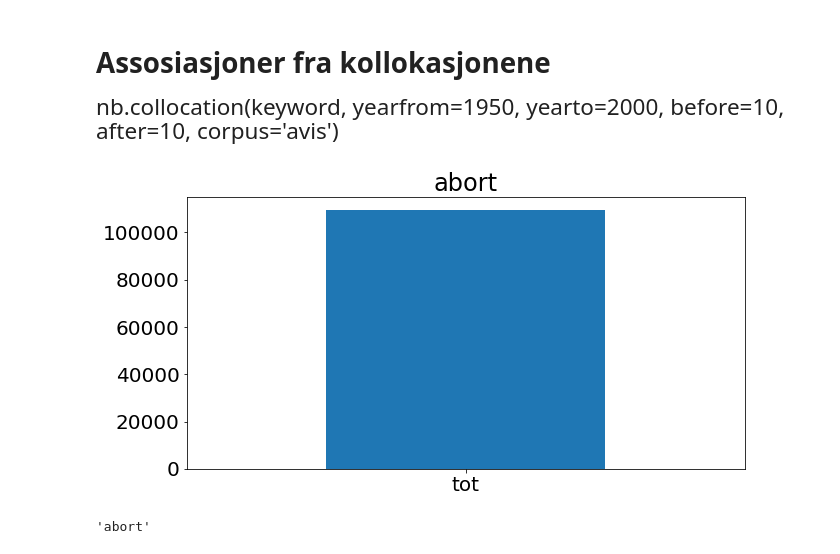
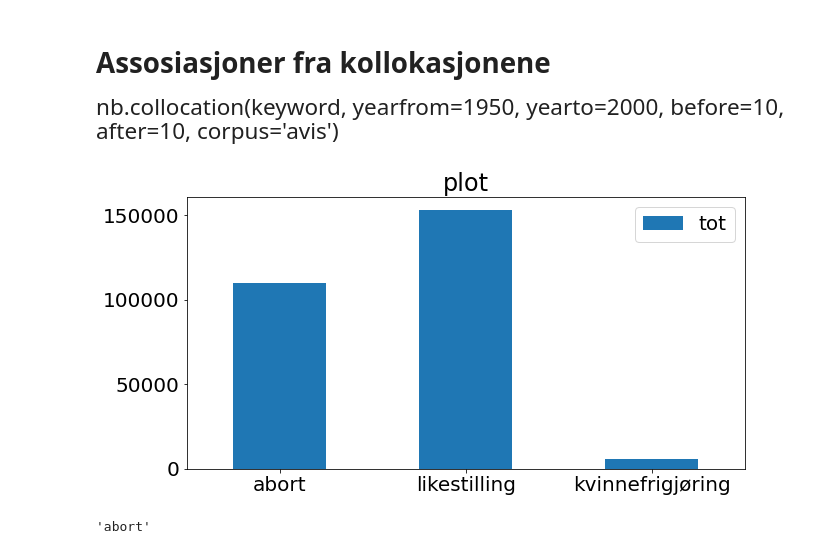
Before and after one commit to Yoonsen/Conceptual_change, a Jupyter notebook: coll_abort.ipynb, the cells around one changed output. Cells and saved outputs as stored; diff of their text form; code cells hidden in the pictures.

```diff
--- a/coll_abort.ipynb
+++ b/coll_abort.ipynb
@@ -70,7 +73,7 @@ cliques = lambda G: [list(x) for  x in list(gnl.make_cliques_from_graph(G.to_und
 
 noteboken blir kjørt flere ganger, en notebook for hvert nøkkelord, *influensa*, *helse*
 # %%
-reference = nb.frame(nb.totals(250000), 'tot')
+reference = nb.frame(nb.totals(250000), 'freq')
 # %%
 keyword = 'abort'
 # %%
@@ -123,11 +135,11 @@ gnl.show_cliques(keyword_graph)
 
 <span style="font-size:150%">nb.collocation(keyword, yearfrom=1950, yearto=2000, before=10, after=10, corpus='avis')</span>
 # %%
-barchart = lambda word, df: df.loc[word].plot(kind='bar', rot=0, figsize=(10,5),title=word);
+barchart = lambda word, df: df.loc[word].plot(kind='bar', rot=0, figsize=(10,5),title='plot');
 # %%
-barchart(keyword, reference);
+barchart([keyword, 'likestilling', 'kvinnefrigjøring'], reference);
 # %% [output]
-[figure, old version]
+[figure, new version]
 # %%
 keyword
 # %% [output]
```
Also changed, not shown: parts of 77 cells of this notebook, 2 other files.
